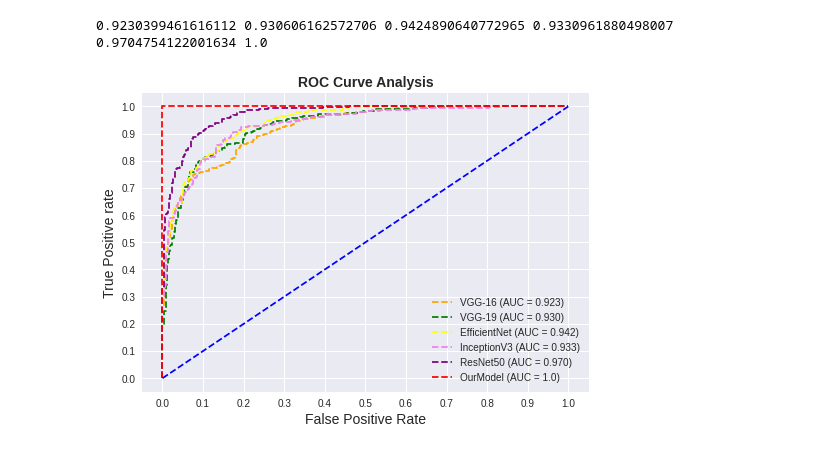
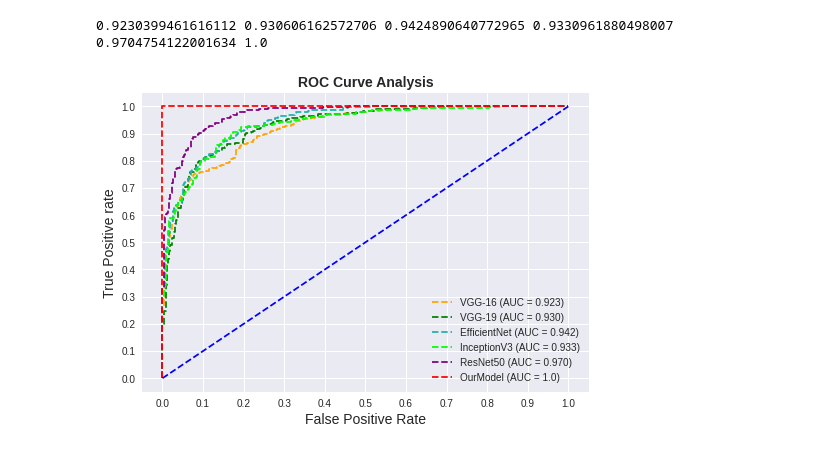
Before and after one commit to IT-17005/Schizophrenia, a Jupyter notebook: ROC_curve.ipynb, the cells around one changed output. Drawn from its saved outputs; the diff is of its cells as text; code cells hidden in the pictures.

```diff
--- a/ROC_curve.ipynb
+++ b/ROC_curve.ipynb
@@ -377,28 +377,28 @@ print(auc_score_vgg16, auc_score_vgg19, auc_score_efficientnet, auc_score_incept
 # %%
 # matplotlib
 import matplotlib.pyplot as plt
 plt.style.use('seaborn')
 
 # plot roc curves
 plt.plot(fpr1, tpr1, linestyle='--',color='orange', label='VGG-16 (AUC = 0.923)')
 plt.plot(fpr2, tpr2, linestyle='--',color='green', label='VGG-19 (AUC = 0.930)')
-plt.plot(fpr3, tpr3, linestyle='--',color='yellow', label='EfficientNet (AUC = 0.942)')
-plt.plot(fpr4, tpr4, linestyle='--',color='violet', label='InceptionV3 (AUC = 0.933)')
+plt.plot(fpr3, tpr3, linestyle='--',color='LightSeaGreen', label='EfficientNet (AUC = 0.942)')
+plt.plot(fpr4, tpr4, linestyle='--',color='lime', label='InceptionV3 (AUC = 0.933)')
 plt.plot(fpr5, tpr5, linestyle='--',color='purple', label='ResNet50 (AUC = 0.970)')
 plt.plot(fpr6, tpr6, linestyle='--',color='red', label='OurModel (AUC = 1.0)')
 plt.plot(p_fpr, p_tpr, linestyle='--', color='blue')
 # title
 plt.title('ROC Curve Analysis', fontweight='bold', fontsize=14)
 plt.legend(prop={'size':14}, loc='lower right')
 # x label
 plt.xticks(np.arange(0.0, 1.1, step=0.1))
 plt.xlabel('False Positive Rate', fontsize=14)
 # y label
 plt.yticks(np.arange(0.0, 1.1, step=0.1))
 plt.ylabel('True Positive rate', fontsize=14)
 
 plt.legend(loc='best')
 plt.savefig('ROC',dpi=300)
 plt.show();
 # %% [output]
-[figure, old version]
+[figure, new version]
```
